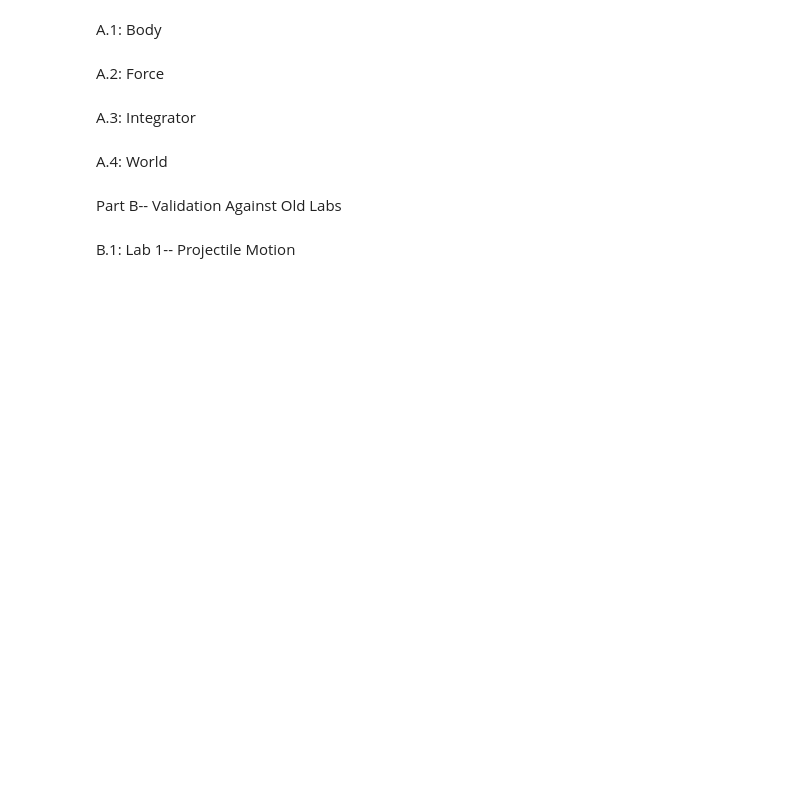
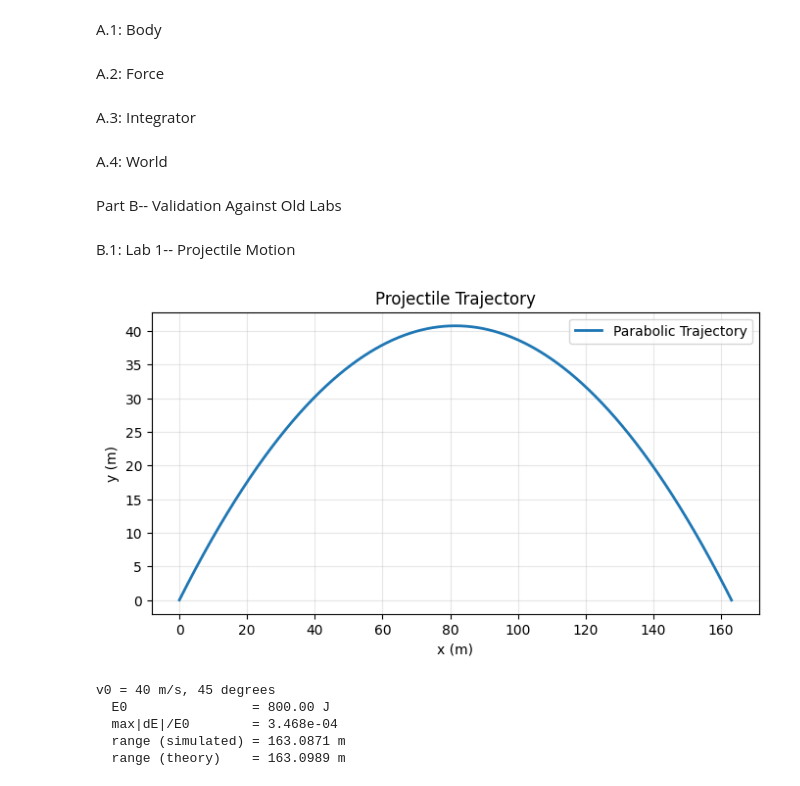
Before and after one commit to barnol-lee/phys311, a Jupyter notebook: Labs/Lab07/Lab07_engine/lab07_demo.ipynb, the cells around one changed output. Cells and saved outputs as stored; diff of their text form; code cells hidden in the pictures; blank space fills up the shorter version.

```diff
--- a/Labs/Lab07/Lab07_engine/lab07_demo.ipynb
+++ b/Labs/Lab07/Lab07_engine/lab07_demo.ipynb
@@ -92,6 +92,7 @@ class Drag(Force):
 A.3: Integrator
 # %%
 class EulerCromer:
+    name= "EulerCromer"
     def step(self, world, dt):
         world.compute_forces()
         for b in world.bodies:
@@ -99,11 +100,22 @@ class EulerCromer:
                 continue
             b.v += (b.f*b.inv_m)*dt
             b.r += b.v*dt
+
+class Euler:
+    name = "Euler"
+    def step(self, world, dt):
+        world.compute_forces()
+        for b in world.bodies:
+            if b.fixed:
+                continue
+            a = b.f * b.inv_m
+            b.r     += b.v * dt
+            b.v     += a * dt
 # %% [markdown]
 A.4: World
 # %%
 class World:
-    def __init__(self, integrator=EulerCromer, forces=None, bodies=None):
+    def __init__(self, integrator=None, forces=None, bodies=None):
         self.bodies      = list(bodies or [])
         self.forces      = list(forces or [])
         self.integrator  = integrator
@@ -150,6 +162,7 @@ class World:
         self.capture()
         for _ in range(int(round(t_end / dt))):
             self.step(dt)
+            self.capture()
         return {k: np.array(v) for k, v in self.history.items()}
 # %% [markdown]
 Part B-- Validation Against Old Labs
@@ -158,26 +171,39 @@ B.1: Lab 1-- Projectile Motion
 # %%
 import matplotlib.pyplot as plt
 
-world1=World(integrator=EulerCromer)
-world1.add_force(Gravity)
+world=World(integrator=EulerCromer())
+world.add_force(Gravity())
 
 theta, v0=np.pi/4, 40
 proj=Body(v=[v0*np.cos(theta),v0*np.sin(theta)])
-world1.add(proj)
+world.add(proj)
 
-world1.record('t', lambda W: W.t)
-world1.record('x', lambda W: W.bodies[0].r[0])
-world1.record('y', lambda W: W.bodies[0].r[1])
-world1.record('E', lambda W: W.total_energy())
+world.record('t', lambda W: W.t)
+world.record('x', lambda W: W.bodies[0].r[0])
+world.record('y', lambda W: W.bodies[0].r[1])
+world.record('E', lambda W: W.total_energy())
 
-w=world1.run(dt=0.001,t_end=5)
+w=world.run(dt=0.001,t_end=2*v0*np.sin(theta)/9.81)
 x,y,E=w['x'],w['y'],w['E']
 
 plt.figure(figsize=(8, 4))
 plt.plot(x, y, linewidth=2, label='Parabolic Trajectory')
 plt.xlabel('x (m)')
 plt.ylabel('y (m)')
 plt.title('Projectile Trajectory')
 plt.grid(True, alpha=0.3)
 plt.legend()
 plt.show()
+
+print("v0 = 40 m/s, 45 degrees")
+print(f"  E0                = {E[0]:.2f} J")
+print(f"  max|dE|/E0        = {np.max(np.abs(E-E[0]))/abs(E[0]):.3e}")
+print(f"  range (simulated) = {x[-1]:.4f} m")
+print(f"  range (theory)    = {v0**2*np.sin(2*theta)/9.81:.4f} m")
+# %% [output]
+[figure, added]
+v0 = 40 m/s, 45 degrees
+  E0                = 800.00 J
+  max|dE|/E0        = 3.468e-04
+  range (simulated) = 163.0871 m
+  range (theory)    = 163.0989 m
```
Also changed, not shown: parts of 5 cells of this notebook.
